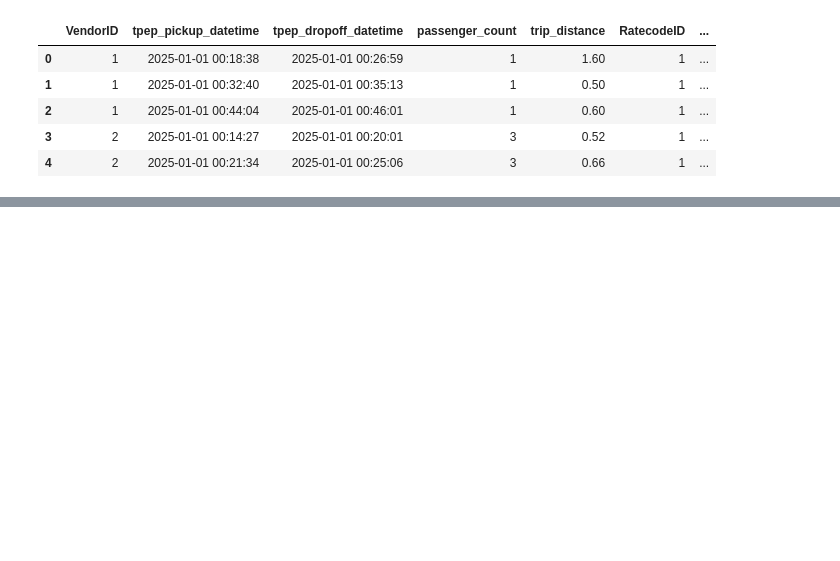
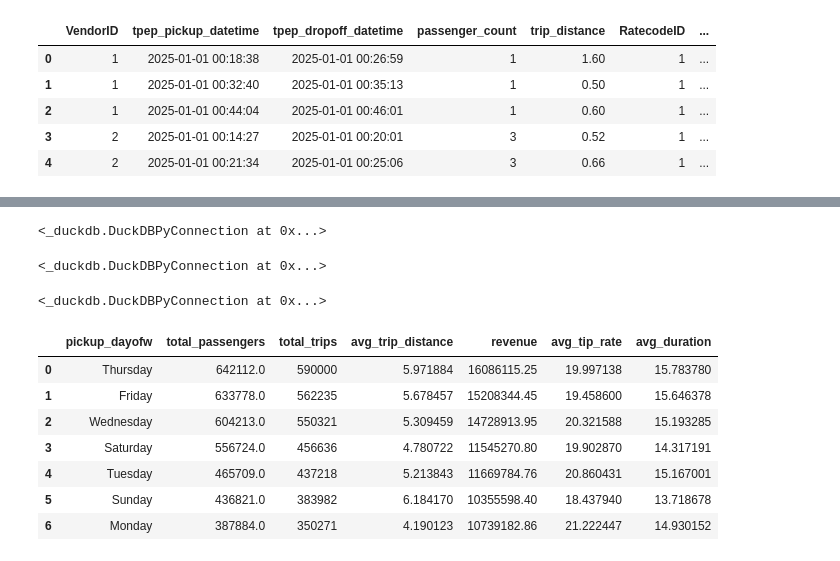
Before and after one commit to vodliosje/TaxiNYC, a Jupyter notebook: notebooks/2.1_duck_schema.ipynb, the cells around one changed output, grey strips where cells are left out. Saved outputs shown, nothing was run; the diff lists cells and outputs as text; code cells hidden in the pictures; blank space fills up the shorter version.

Commit message:
duckdb mart create

```diff
--- a/notebooks/2.1_duck_schema.ipynb
+++ b/notebooks/2.1_duck_schema.ipynb
@@ -51,0 +171,70 @@ conn.execute("SELECT COUNT(*) FROM trips").df()
+# %%
+conn.execute ("""
+COPY(
+    SELECT *
+    FROM trips_flagged
+    WHERE tpep_dropoff_datetime >= tpep_pickup_datetime
+    AND trip_distance >= 0
+    AND fare_amount >= 0
+    AND total_amount >= 0
+    AND PULocationID IS NOT NULL
+    )
+    TO '../data/processed/clean_duck_2025-01.parquet'
+    (FORMAT PARQUET, COMPRESSION ZSTD)
+""")
+# %% [output]
+<_duckdb.DuckDBPyConnection at 0x...>
+# %%
+conn.execute (
+    """
+    CREATE OR REPLACE VIEW clean_yellow AS SELECT * FROM '../data/processed/clean_duck_2025-01.parquet'"""
+)
+# %% [output]
+<_duckdb.DuckDBPyConnection at 0x...>
+# %%
+#Hourly mart demand
+conn.execute (
+    """
+    COPY (SELECT
+        SUM(passenger_count) AS total_passengers,
+        COUNT(*) AS total_trips,
+        AVG(trip_distance) AS avg_trip_distance,
+        SUM(total_amount) AS revenue,
+        AVG(tip_rate) * 100 AS avg_tip_rate,
+        AVG(duration_mins) AS avg_duration,
+    FROM clean_yellow
+    GROUP BY pickup_hour
+    ORDER BY pickup_hour ASC)
+
+    TO "../data/marts/mart_duck_hourly.parquet"
+    (FORMAT PARQUET, COMPRESSION ZSTD)
+    """
+)
+# %% [output]
+<_duckdb.DuckDBPyConnection at 0x...>
+# %%
+#Daily mart demand
+conn.execute (
+    """
+    SELECT
+        pickup_dayofw,
+        SUM(passenger_count) AS total_passengers,
+        COUNT(*) AS total_trips,
+        AVG(trip_distance) AS avg_trip_distance,
+        SUM(total_amount) AS revenue,
+        AVG(tip_rate) * 100 AS avg_tip_rate,
+        AVG(duration_mins) AS avg_duration,
+    FROM clean_yellow
+    GROUP BY pickup_dayofw
+    ORDER BY total_trips DESC
+    """
+).df()
+# %% [output]
+|  | pickup_dayofw | total_passengers | total_trips | avg_trip_distance | revenue | avg_tip_rate | avg_duration |
+| 0 | Thursday | 642112.0 | 590000 | 5.971884 | 16086115.25 | 19.997138 | 15.783780 |
+| 1 | Friday | 633778.0 | 562235 | 5.678457 | 15208344.45 | 19.458600 | 15.646378 |
+| 2 | Wednesday | 604213.0 | 550321 | 5.309459 | 14728913.95 | 20.321588 | 15.193285 |
+| 3 | Saturday | 556724.0 | 456636 | 4.780722 | 11545270.80 | 19.902870 | 14.317191 |
+| 4 | Tuesday | 465709.0 | 437218 | 5.213843 | 11669784.76 | 20.860431 | 15.167001 |
+| 5 | Sunday | 436821.0 | 383982 | 6.184170 | 10355598.40 | 18.437940 | 13.718678 |
+| 6 | Monday | 387884.0 | 350271 | 4.190123 | 10739182.86 | 21.222447 | 14.930152 |
```
Also changed, not shown: parts of 15 cells of this notebook, 4 other files.
